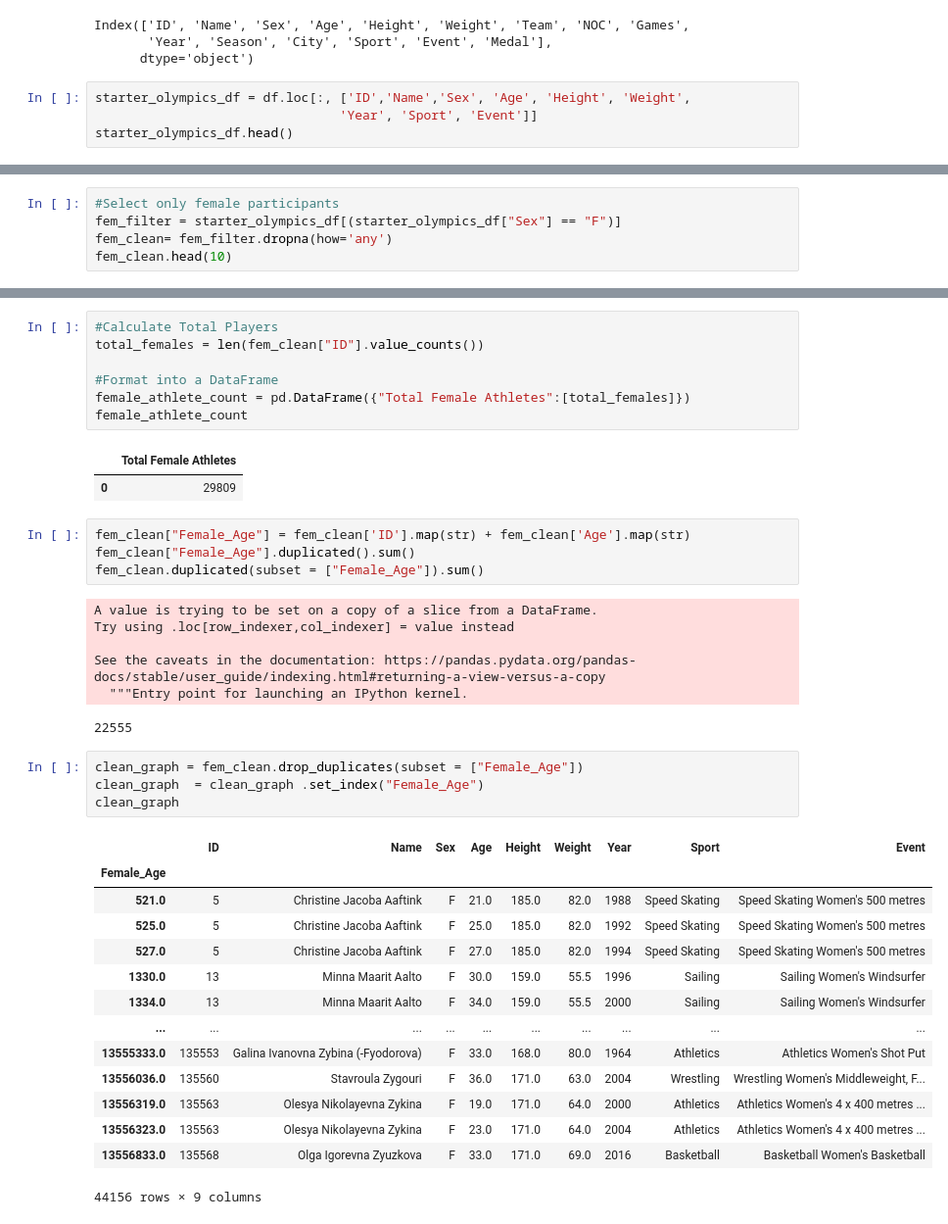
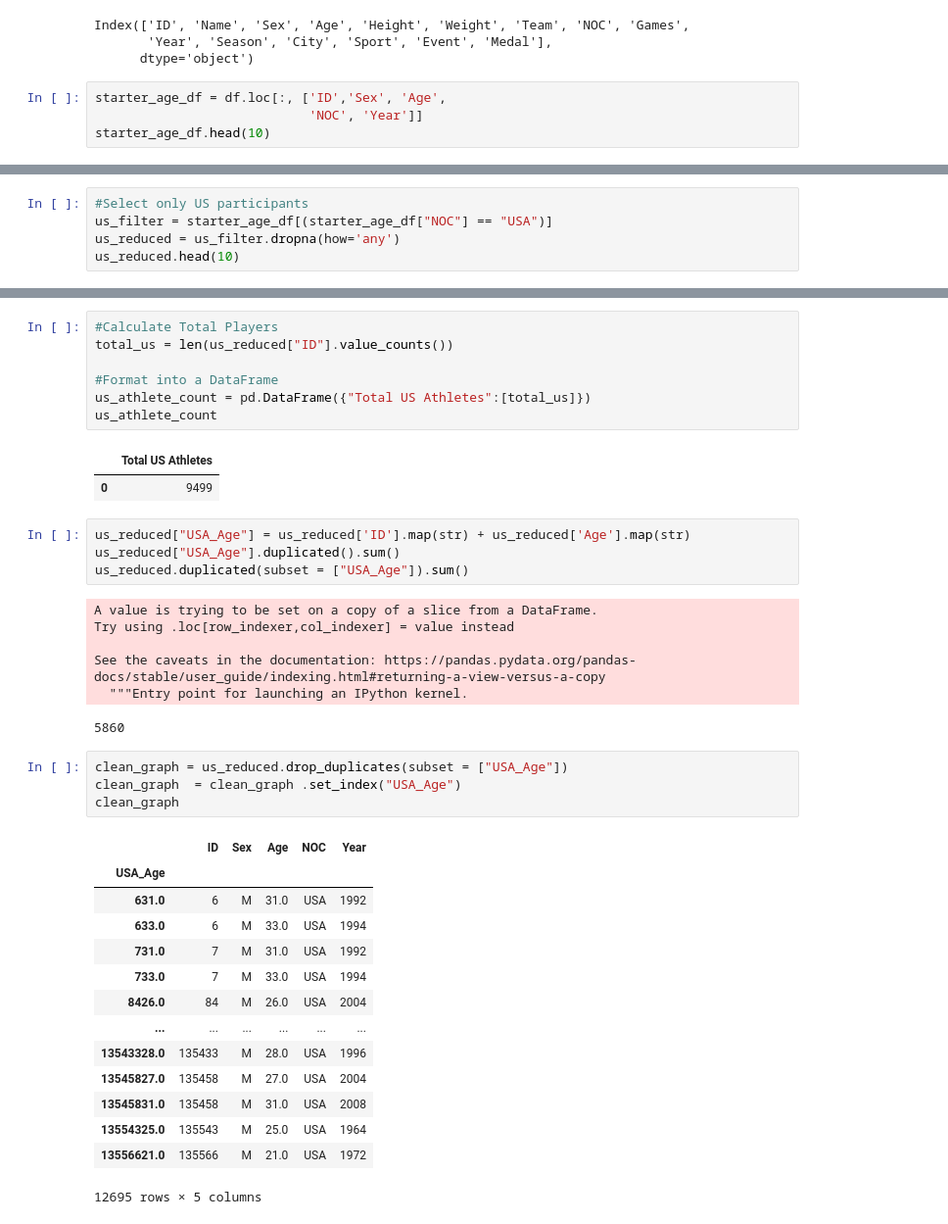
Before and after one commit to fhelms8/Git_Sum_Group_Prj, a Jupyter notebook: Tyler_Work_Age.ipynb, the cells around one changed output, grey strips where cells are left out. Shown: that part at 98% size. Saved outputs shown, nothing was run; the diff lists cells and outputs as text.

```diff
--- a/Tyler_Work_Age.ipynb
+++ b/Tyler_Work_Age.ipynb
@@ -25,7 +33,7 @@ Index(['ID', 'Name', 'Sex', 'Age', 'Height', 'Weight', 'Team', 'NOC', 'Games',
        'Year', 'Season', 'City', 'Sport', 'Event', 'Medal'],
       dtype='object')
 # %%
-starter_olympics_df = df.loc[:, ['ID','Name','Sex', 'Age', 'Height', 'Weight',
-                                'Year', 'Sport', 'Event']]
-starter_olympics_df.head()
+starter_age_df = df.loc[:, ['ID','Sex', 'Age',
+                            'NOC', 'Year']]
+starter_age_df.head(10)
 # %% [output]
@@ -38,6 +60,6 @@ starter_olympics_df.head()
 # %%
-#Select only female participants
-fem_filter = starter_olympics_df[(starter_olympics_df["Sex"] == "F")]
-fem_clean= fem_filter.dropna(how='any')
-fem_clean.head(10)
+#Select only US participants
+us_filter = starter_age_df[(starter_age_df["NOC"] == "USA")]
+us_reduced = us_filter.dropna(how='any')
+us_reduced.head(10)
 # %% [output]
@@ -68,44 +85,44 @@ Female_Age    66711
 dtype: int64
 # %%
 #Calculate Total Players
-total_females = len(fem_clean["ID"].value_counts())
+total_us = len(us_reduced["ID"].value_counts())
 
 #Format into a DataFrame
-female_athlete_count = pd.DataFrame({"Total Female Athletes":[total_females]})
-female_athlete_count
+us_athlete_count = pd.DataFrame({"Total US Athletes":[total_us]})
+us_athlete_count
 # %% [output]
-|  | Total Female Athletes |
-| 0 | 29809 |
+|  | Total US Athletes |
+| 0 | 9499 |
 # %%
-fem_clean["Female_Age"] = fem_clean['ID'].map(str) + fem_clean['Age'].map(str)
-fem_clean["Female_Age"].duplicated().sum()
-fem_clean.duplicated(subset = ["Female_Age"]).sum()
+us_reduced["USA_Age"] = us_reduced['ID'].map(str) + us_reduced['Age'].map(str)
+us_reduced["USA_Age"].duplicated().sum()
+us_reduced.duplicated(subset = ["USA_Age"]).sum()
 # %% [output]
 A value is trying to be set on a copy of a slice from a DataFrame.
 Try using .loc[row_indexer,col_indexer] = value instead
 
 See the caveats in the documentation: https://pandas.pydata.org/pandas-docs/stable/user_guide/indexing.html#returning-a-view-versus-a-copy
   """Entry point for launching an IPython kernel.
-22555
+5860
 # %%
-clean_graph = fem_clean.drop_duplicates(subset = ["Female_Age"])
-clean_graph  = clean_graph .set_index("Female_Age")
+clean_graph = us_reduced.drop_duplicates(subset = ["USA_Age"])
+clean_graph  = clean_graph .set_index("USA_Age")
 clean_graph
 # %% [output]
-|  | ID | Name | Sex | Age | Height | Weight | Year | Sport | Event |
-| Female_Age |  |  |  |  |  |  |  |  |  |
-| 521.0 | 5 | Christine Jacoba Aaftink | F | 21.0 | 185.0 | 82.0 | 1988 | Speed Skating | Speed Skating Women's 500 metres |
-| 525.0 | 5 | Christine Jacoba Aaftink | F | 25.0 | 185.0 | 82.0 | 1992 | Speed Skating | Speed Skating Women's 500 metres |
-| 527.0 | 5 | Christine Jacoba Aaftink | F | 27.0 | 185.0 | 82.0 | 1994 | Speed Skating | Speed Skating Women's 500 metres |
-| 1330.0 | 13 | Minna Maarit Aalto | F | 30.0 | 159.0 | 55.5 | 1996 | Sailing | Sailing Women's Windsurfer |
-| 1334.0 | 13 | Minna Maarit Aalto | F | 34.0 | 159.0 | 55.5 | 2000 | Sailing | Sailing Women's Windsurfer |
-| ... | ... | ... | ... | ... | ... | ... | ... | ... | ... |
-| 13555333.0 | 135553 | Galina Ivanovna Zybina (-Fyodorova) | F | 33.0 | 168.0 | 80.0 | 1964 | Athletics | Athletics Women's Shot Put |
-| 13556036.0 | 135560 | Stavroula Zygouri | F | 36.0 | 171.0 | 63.0 | 2004 | Wrestling | Wrestling Women's Middleweight, F... |
-| 13556319.0 | 135563 | Olesya Nikolayevna Zykina | F | 19.0 | 171.0 | 64.0 | 2000 | Athletics | Athletics Women's 4 x 400 metres ... |
-| 13556323.0 | 135563 | Olesya Nikolayevna Zykina | F | 23.0 | 171.0 | 64.0 | 2004 | Athletics | Athletics Women's 4 x 400 metres ... |
-| 13556833.0 | 135568 | Olga Igorevna Zyuzkova | F | 33.0 | 171.0 | 69.0 | 2016 | Basketball | Basketball Women's Basketball |
+|  | ID | Sex | Age | NOC | Year |
+| USA_Age |  |  |  |  |  |
+| 631.0 | 6 | M | 31.0 | USA | 1992 |
+| 633.0 | 6 | M | 33.0 | USA | 1994 |
+| 731.0 | 7 | M | 31.0 | USA | 1992 |
+| 733.0 | 7 | M | 33.0 | USA | 1994 |
+| 8426.0 | 84 | M | 26.0 | USA | 2004 |
+| ... | ... | ... | ... | ... | ... |
+| 13543328.0 | 135433 | M | 28.0 | USA | 1996 |
+| 13545827.0 | 135458 | M | 27.0 | USA | 2004 |
+| 13545831.0 | 135458 | M | 31.0 | USA | 2008 |
+| 13554325.0 | 135543 | M | 25.0 | USA | 1964 |
+| 13556621.0 | 135566 | M | 21.0 | USA | 1972 |
-44156 rows × 9 columns
+12695 rows × 5 columns
 # %%
 clean_graph.count()
 # %% [output]
```
Also changed, not shown: parts of 34 cells of this notebook.
